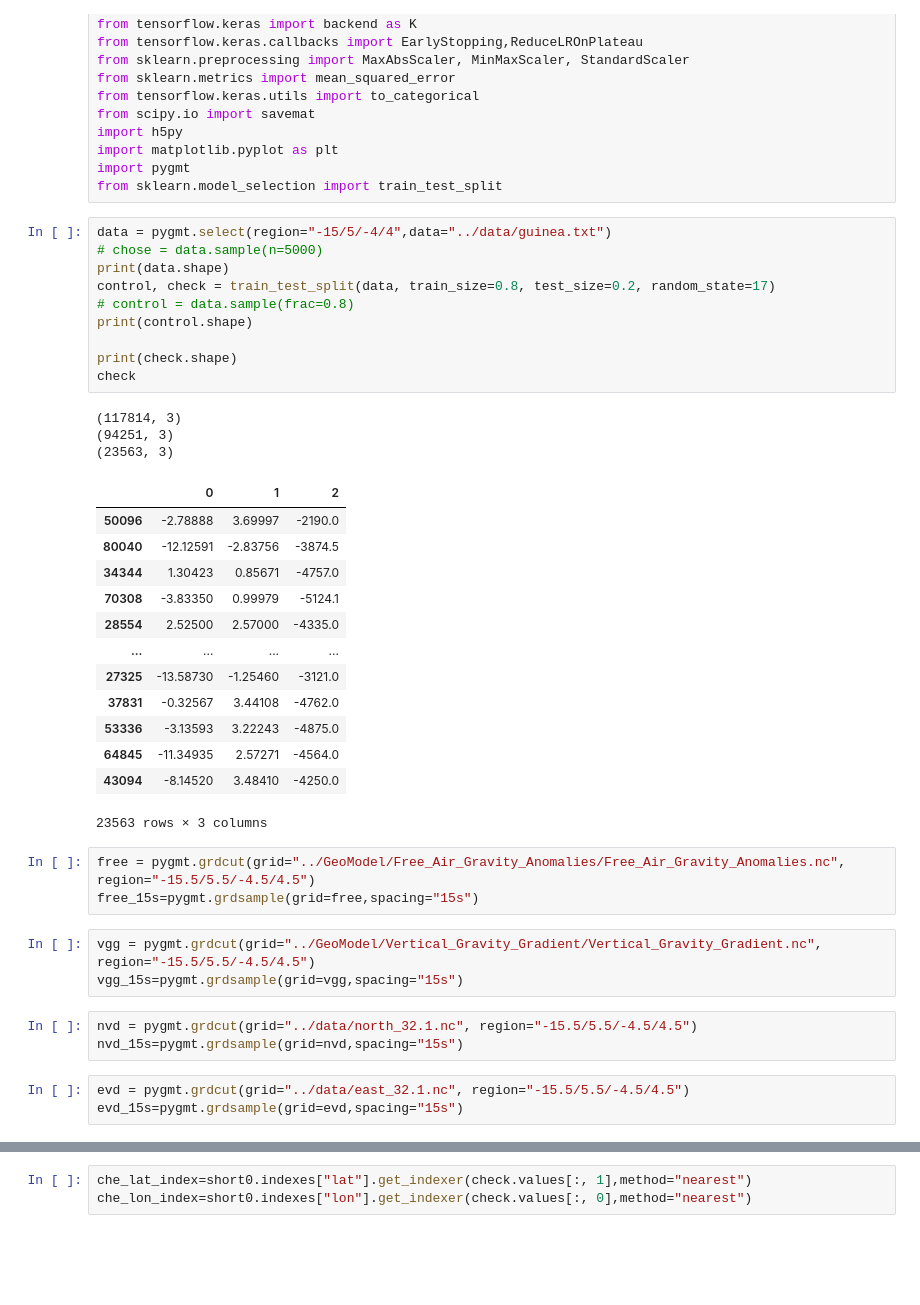
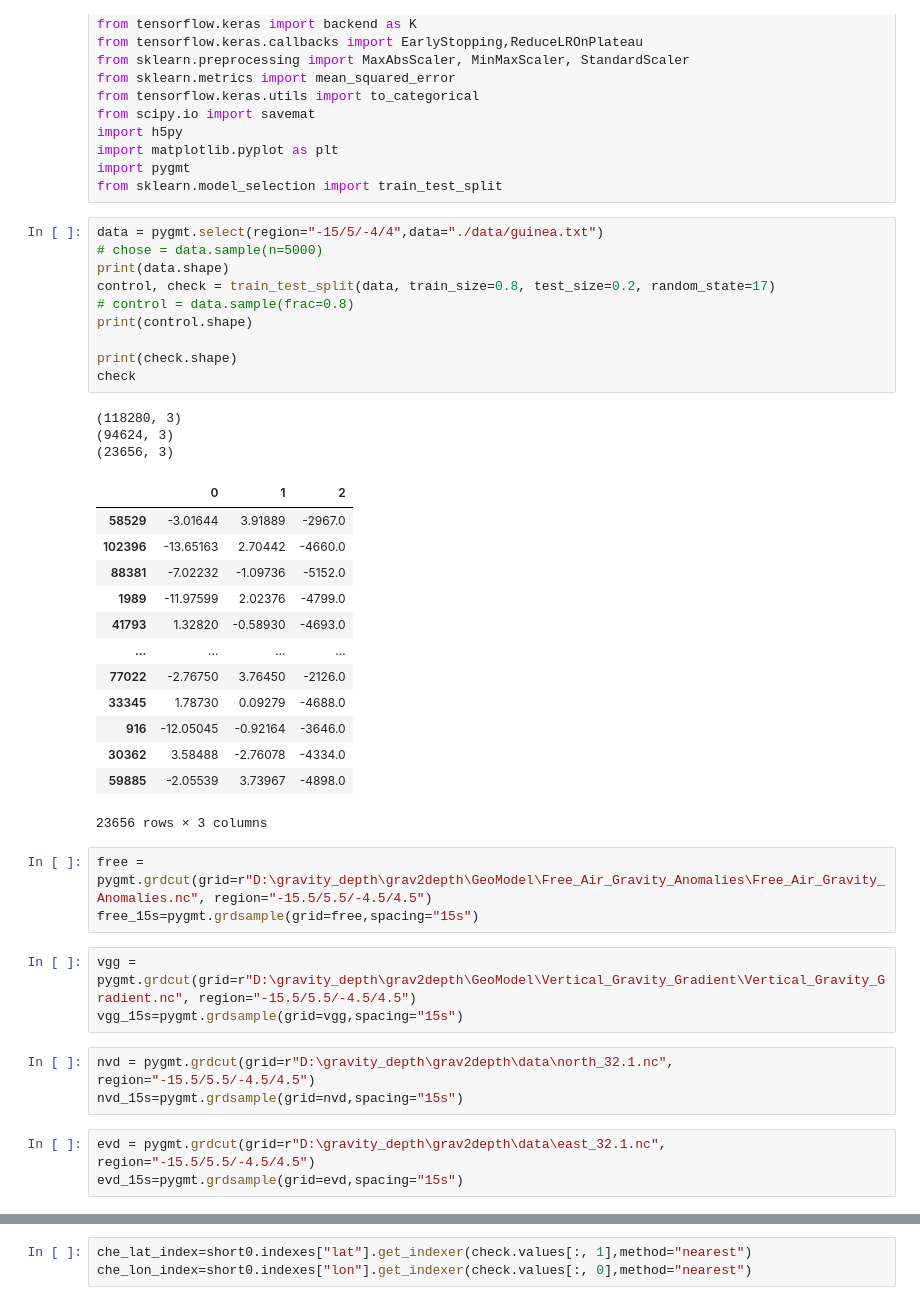
Before and after one commit to GenericAltimetryTools/AIBathy, a Jupyter notebook: Africa_cnn_2.ipynb, the cells around one changed output, grey strips where cells are left out. Cells and saved outputs as stored; diff of their text form; blank space fills up the shorter version.

```diff
--- a/Africa_cnn_2.ipynb
+++ b/Africa_cnn_2.ipynb
@@ -16,42 +16,42 @@ import matplotlib.pyplot as plt
 import pygmt
 from sklearn.model_selection import train_test_split
 # %%
-data = pygmt.select(region="-15/5/-4/4",data="../data/guinea.txt")
+data = pygmt.select(region="-15/5/-4/4",data="./data/guinea.txt")
 # chose = data.sample(n=5000)
 print(data.shape)
 control, check = train_test_split(data, train_size=0.8, test_size=0.2, random_state=17)
 # control = data.sample(frac=0.8)
 print(control.shape)
 
 print(check.shape)
 check
 # %% [output]
-(117814, 3)
-(94251, 3)
-(23563, 3)
+(118280, 3)
+(94624, 3)
+(23656, 3)
 |  | 0 | 1 | 2 |
-| 50096 | -2.78888 | 3.69997 | -2190.0 |
-| 80040 | -12.12591 | -2.83756 | -3874.5 |
-| 34344 | 1.30423 | 0.85671 | -4757.0 |
-| 70308 | -3.83350 | 0.99979 | -5124.1 |
-| 28554 | 2.52500 | 2.57000 | -4335.0 |
+| 58529 | -3.01644 | 3.91889 | -2967.0 |
+| 102396 | -13.65163 | 2.70442 | -4660.0 |
+| 88381 | -7.02232 | -1.09736 | -5152.0 |
+| 1989 | -11.97599 | 2.02376 | -4799.0 |
+| 41793 | 1.32820 | -0.58930 | -4693.0 |
 | ... | ... | ... | ... |
-| 27325 | -13.58730 | -1.25460 | -3121.0 |
-| 37831 | -0.32567 | 3.44108 | -4762.0 |
-| 53336 | -3.13593 | 3.22243 | -4875.0 |
-| 64845 | -11.34935 | 2.57271 | -4564.0 |
-| 43094 | -8.14520 | 3.48410 | -4250.0 |
+| 77022 | -2.76750 | 3.76450 | -2126.0 |
+| 33345 | 1.78730 | 0.09279 | -4688.0 |
+| 916 | -12.05045 | -0.92164 | -3646.0 |
+| 30362 | 3.58488 | -2.76078 | -4334.0 |
+| 59885 | -2.05539 | 3.73967 | -4898.0 |
-23563 rows × 3 columns
+23656 rows × 3 columns
 # %%
-free = pygmt.grdcut(grid="../GeoModel/Free_Air_Gravity_Anomalies/Free_Air_Gravity_Anomalies.nc", region="-15.5/5.5/-4.5/4.5")
+free = pygmt.grdcut(grid=r"D:\gravity_depth\grav2depth\GeoModel\Free_Air_Gravity_Anomalies\Free_Air_Gravity_Anomalies.nc", region="-15.5/5.5/-4.5/4.5")
 free_15s=pygmt.grdsample(grid=free,spacing="15s")
 # %%
-vgg = pygmt.grdcut(grid="../GeoModel/Vertical_Gravity_Gradient/Vertical_Gravity_Gradient.nc", region="-15.5/5.5/-4.5/4.5")
+vgg = pygmt.grdcut(grid=r"D:\gravity_depth\grav2depth\GeoModel\Vertical_Gravity_Gradient\Vertical_Gravity_Gradient.nc", region="-15.5/5.5/-4.5/4.5")
 vgg_15s=pygmt.grdsample(grid=vgg,spacing="15s")
 # %%
-nvd = pygmt.grdcut(grid="../data/north_32.1.nc", region="-15.5/5.5/-4.5/4.5")
+nvd = pygmt.grdcut(grid=r"D:\gravity_depth\grav2depth\data\north_32.1.nc", region="-15.5/5.5/-4.5/4.5")
 nvd_15s=pygmt.grdsample(grid=nvd,spacing="15s")
 # %%
-evd = pygmt.grdcut(grid="../data/east_32.1.nc", region="-15.5/5.5/-4.5/4.5")
+evd = pygmt.grdcut(grid=r"D:\gravity_depth\grav2depth\data\east_32.1.nc", region="-15.5/5.5/-4.5/4.5")
 evd_15s=pygmt.grdsample(grid=evd,spacing="15s")
 # %%
```
Also changed, not shown: parts of 9 cells of this notebook, 6 other files.
